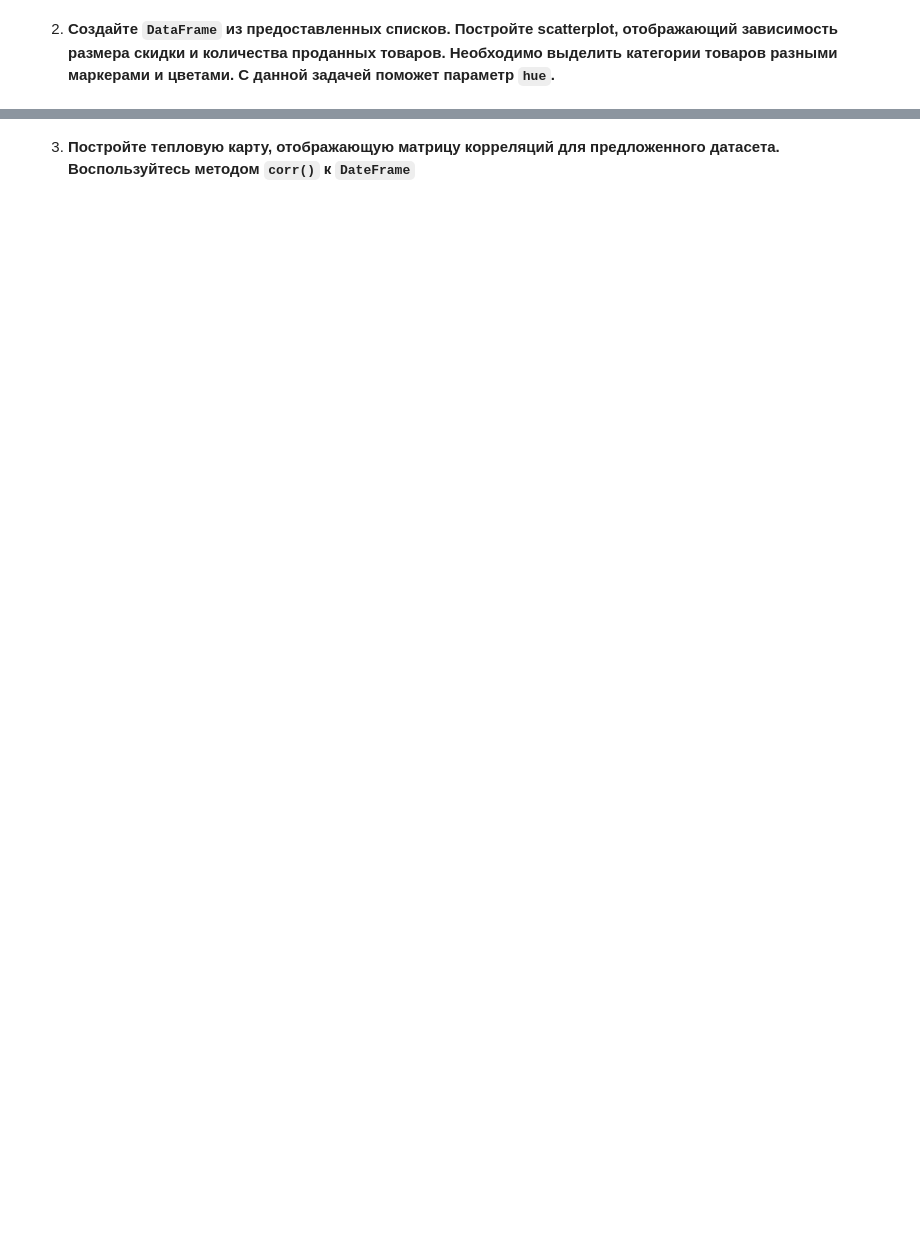
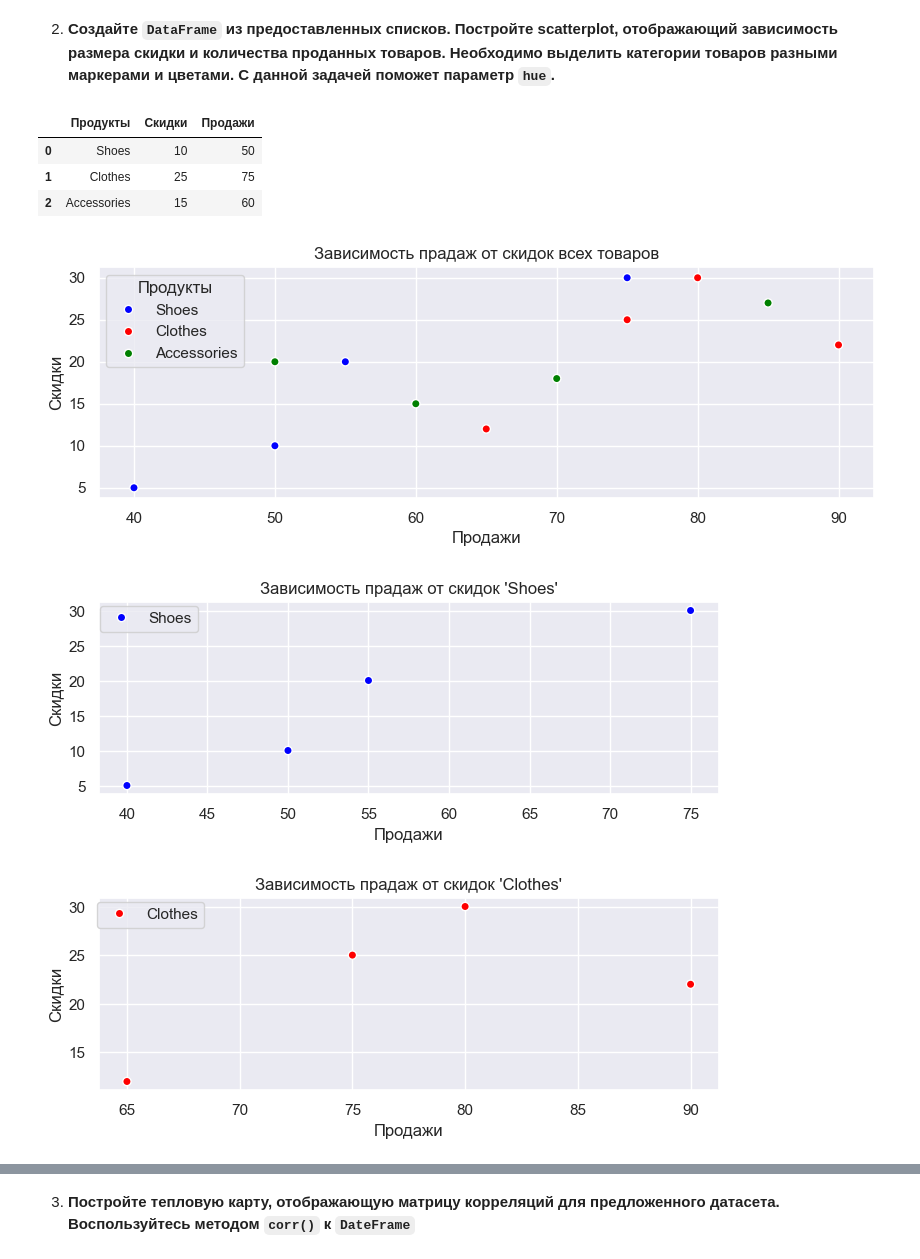
Before and after one commit to Rishat-Ver/1T_data_analyst, a Jupyter notebook: homework/1.5 vizialization_empty.ipynb, the cells around one changed output, grey strips where cells are left out. Saved outputs shown, nothing was run; the diff lists cells and outputs as text; code cells hidden in the pictures; blank space fills up the shorter version.

```diff
--- a/homework/1.5 vizialization_empty.ipynb
+++ b/homework/1.5 vizialization_empty.ipynb
@@ -15,5 +33,72 @@ temperatures = [20, 22, 25, 23, 24, 27, 26]
 # %%
 products = ['Shoes', 'Clothes', 'Accessories', 'Shoes', 'Clothes',
             'Accessories', 'Shoes', 'Clothes', 'Accessories', 'Shoes', 'Clothes', 'Accessories']
 discounts = [10, 25, 15, 20, 30, 18, 5, 12, 20, 30, 22, 27]
 sales = [50, 75, 60, 55, 80, 70, 40, 65, 50, 75, 90, 85]
+
+obj = zip(products, discounts, sales)
+df = pd.DataFrame(data=obj, columns=['products', 'discounts', 'sales'])
+df = df.rename(columns= {'products': 'Продукты', 'discounts': 'Скидки', 'sales': 'Продажи'})
+df_shoes = df[df['Продукты'] == 'Shoes']
+df_clothes = df[df['Продукты'] == 'Clothes']
+df_accessories = df[df['Продукты'] == 'Accessories']
+
+display(df.head(3))
+#---------------------Все товары--------------------------------------------
+f, ax = plt.subplots(figsize=(10, 3))
+sns.scatterplot(x="Продажи", y="Скидки",
+                hue='Продукты',
+                palette={'Shoes': 'blue', 'Clothes': 'red', 'Accessories': 'green'},
+                linewidth=1,
+                data=df)
+
+plt.title("Зависимость прадаж от скидок всех товаров")
+
+plt.show()
+
+#---------------------Shoes--------------------------------------------
+f, ax = plt.subplots(figsize=(8, 2.5))
+sns.scatterplot(x="Продажи", y="Скидки",
+                hue='Продукты',
+                palette={'Shoes': 'blue'},
+                linewidth=1,
+                data=df_shoes)
+
+plt.legend(loc='upper right', bbox_to_anchor=(0.16, 0.98), borderaxespad=0.)
+plt.title("Зависимость прадаж от скидок 'Shoes'")
+
+plt.show()
+
+#---------------------Clothes--------------------------------------------
+f, ax = plt.subplots(figsize=(8, 2.5))
+sns.scatterplot(x="Продажи", y="Скидки",
+                hue='Продукты',
+                palette={'Clothes': 'red'},
+                linewidth=1,
+                data=df_clothes)
+
+plt.legend(loc='upper right', bbox_to_anchor=(0.17, 0.98), borderaxespad=0.)
+plt.title("Зависимость прадаж от скидок 'Clothes'")
+
+plt.show()
+
+#---------------------Accessories--------------------------------------------
+f, ax = plt.subplots(figsize=(8, 2.5))
+sns.scatterplot(x="Продажи", y="Скидки",
+                hue='Продукты',
+                palette={'Accessories': 'green'},
+                linewidth=1,
+                data=df_accessories)
+
+plt.legend(loc='upper right', bbox_to_anchor=(0.22, 0.98), borderaxespad=0.)
+plt.title("Зависимость прадаж от скидок 'Accessories'")
+
+plt.show()
+# %% [output]
+|  | Продукты | Скидки | Продажи |
+| 0 | Shoes | 10 | 50 |
+| 1 | Clothes | 25 | 75 |
+| 2 | Accessories | 15 | 60 |
+[figure, added]
+[figure, added]
+[figure, added]
```
Also changed, not shown: parts of 9 cells of this notebook, 2 other files.
